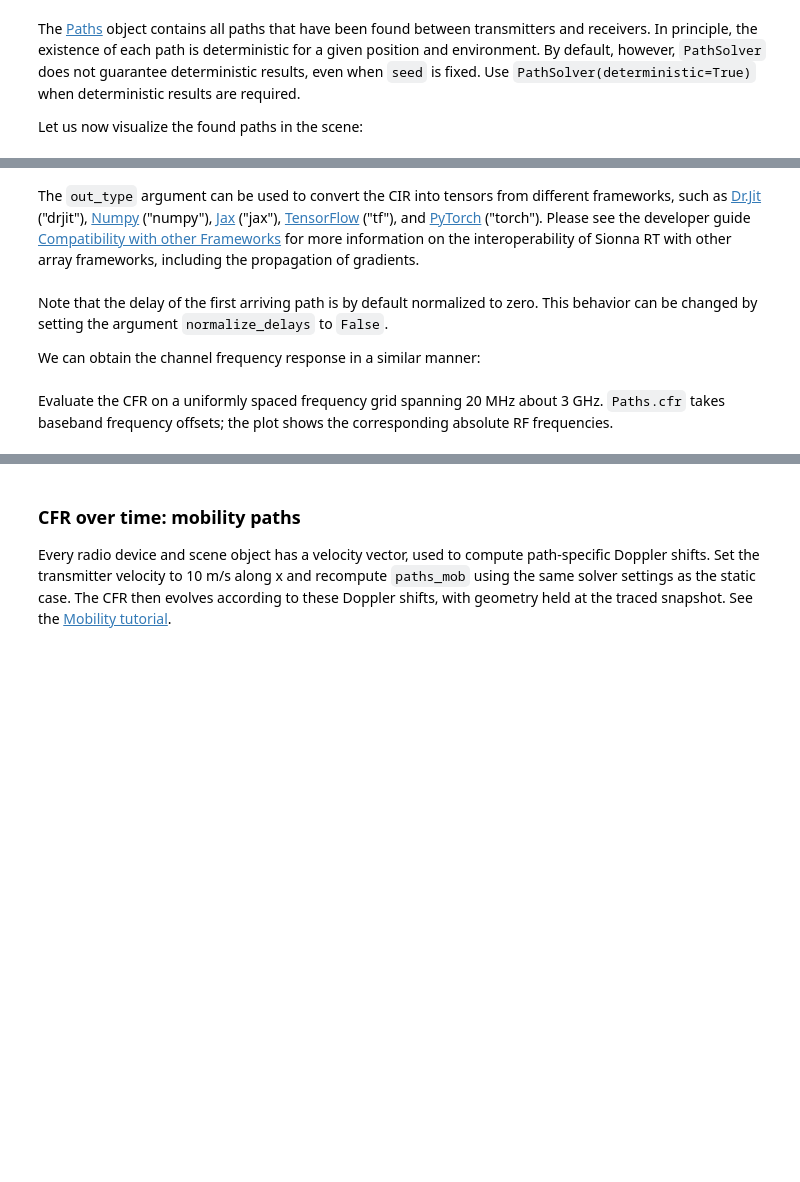
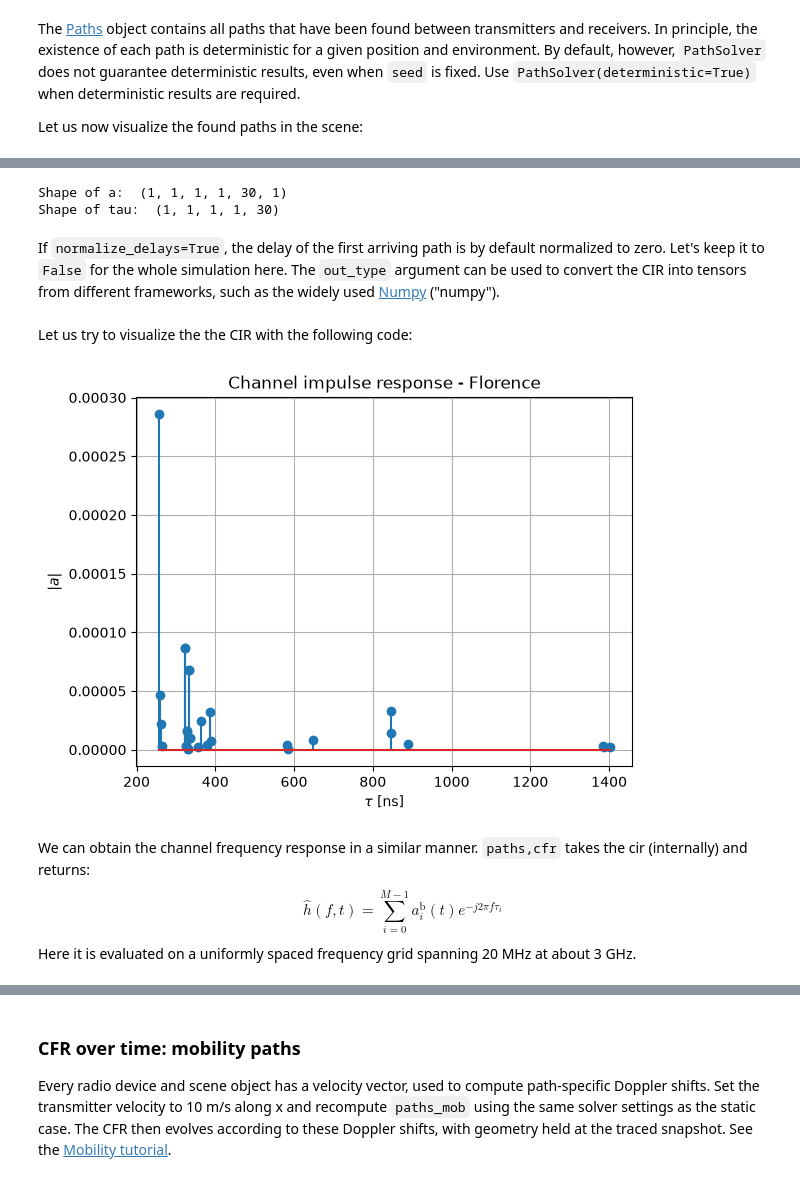
Before and after one commit to lostinafro/comm-workshops, a Jupyter notebook: 2026_wirelesscomms/raytracer_channel.ipynb, the cells around one changed output, grey strips where cells are left out. Cells and saved outputs as stored; diff of their text form; code cells hidden in the pictures; blank space fills up the shorter version.

```diff
--- a/2026_wirelesscomms/raytracer_channel.ipynb
+++ b/2026_wirelesscomms/raytracer_channel.ipynb
@@ -149,11 +121,11 @@ scene_florence.rx_array = PlanarArray(num_rows=1,
                              vertical_spacing=0.5,
                              horizontal_spacing=0.5,
                              pattern="dipole",
-                             polarization="cross")
+                             polarization="V")
 
 # Create transmitter
 tx = Transmitter(name="tx",
-                 position=[8.5,21,27],
+                 position=[-22,-23,35],
                  display_radius=2)
 
 # Add transmitter instance to scene_florence
@@ -161,7 +133,7 @@ scene_florence.add(tx)
 
 # Create a receiver
 rx = Receiver(name="rx",
-              position=[45,90,1.5],
+              position=[44,-2,1.5],
               display_radius=2)
 
 # Add receiver instance to scene_florence
@@ -245,33 +256,39 @@ Let us first derive and visualize the baseband-equivalent channel impulse respon
 # %%
-a, tau = paths.cir(normalize_delays=True, out_type="numpy")
+a, tau = paths.cir(normalize_delays=False, out_type="numpy")
 
 # Shape: [num_rx, num_rx_ant, num_tx, num_tx_ant, num_paths, num_time_steps]
 print("Shape of a: ", a.shape)
 
 # Shape: [num_rx, num_rx_ant, num_tx, num_tx_ant, num_paths]
 print("Shape of tau: ", tau.shape)
+# %% [output]
+Shape of a:  (1, 1, 1, 1, 30, 1)
+Shape of tau:  (1, 1, 1, 1, 30)
 # %% [markdown]
-The `out_type` argument can be used to convert the CIR into tensors from different frameworks, such as [Dr.Jit](https://drjit.readthedocs.io/en/latest/reference.html) ("drjit"), [Numpy](https://numpy.org) ("numpy"),
-            [Jax](https://jax.readthedocs.io/en/latest/index.html) ("jax"),
-            [TensorFlow](https://www.tensorflow.org) ("tf"),
-            and [PyTorch](https://pytorch.org) ("torch"). Please see the developer guide [Compatibility with other Frameworks](https://nvlabs.github.io/sionna/rt/developer/dev_compat_frameworks.html) for more information on the interoperability of Sionna RT with other array frameworks, including the propagation of gradients.
+If `normalize_delays=True`, the delay of the first arriving path is by default normalized to zero. Let's keep it to `False` for the whole simulation here.
+The `out_type` argument can be used to convert the CIR into tensors from different frameworks, such as the widely used [Numpy](https://numpy.org) ("numpy").
+# %% [markdown]
+Let us try to visualize the the CIR with the following code:
 # %%
 t = tau[0,0,0,0,:]/1e-9 # Scale to ns
 a_abs = np.abs(a)[0,0,0,0,:,0]
 a_max = np.max(a_abs)
 
 # And plot the CIR
 plt.figure()
-plt.title("Channel impulse response")
+plt.title("Channel impulse response - Florence")
 plt.stem(t, a_abs)
+plt.grid()
 plt.xlabel(r"$\tau$ [ns]")
 plt.ylabel(r"$|a|$");
+# %% [output]
+[figure, added]
 # %% [markdown]
-Note that the delay of the first arriving path is by default normalized to zero. This behavior can be changed by setting the argument ``normalize_delays`` to `False`.
-
-We can obtain the channel frequency response in a similar manner:
+We can obtain the channel frequency response in a similar manner. `paths,cfr` takes the cir (internally) and returns:
+$$
+\widehat{h}(f, t) = \sum_{i=0}^{M-1}a_i^\text{b}(t) e^{-j2\pi f \tau_{i}}
+$$
+Here it is evaluated on a uniformly spaced frequency grid spanning 20 MHz at about 3 GHz.
-# %% [markdown]
-Evaluate the CFR on a uniformly spaced frequency grid spanning 20 MHz about 3 GHz. `Paths.cfr` takes baseband frequency offsets; the plot shows the corresponding absolute RF frequencies.
 # %%
 # Frequency sweep: 2.99 to 3.01 GHz, without OFDM parameters
 bandwidth = 20e6  # Hz
```
Also changed, not shown: parts of 32 cells of this notebook, 3 other files.
